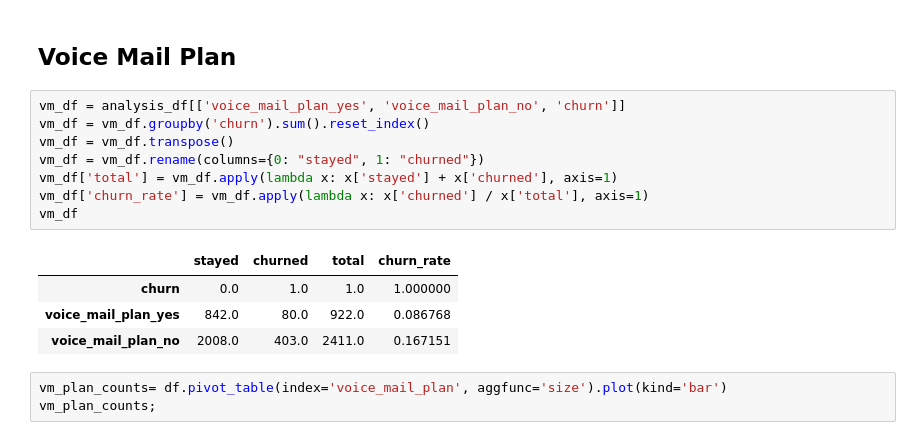
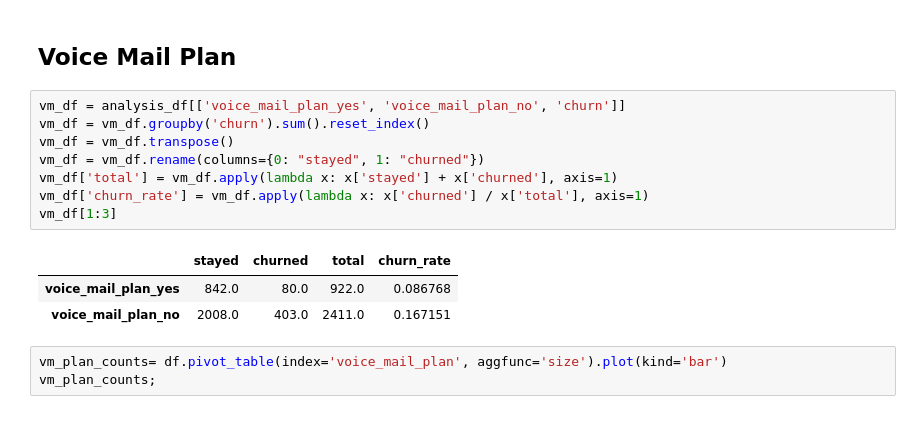
Before and after one commit to jxn628/syriatel-churn-analysis, a Jupyter notebook: student.ipynb, the cells around one changed output. Drawn from its saved outputs; the diff is of its cells as text.

```diff
--- a/student.ipynb
+++ b/student.ipynb
@@ -949,14 +1012,13 @@ plt.show();
 # %%
 vm_df = analysis_df[['voice_mail_plan_yes', 'voice_mail_plan_no', 'churn']]
 vm_df = vm_df.groupby('churn').sum().reset_index()
 vm_df = vm_df.transpose()
 vm_df = vm_df.rename(columns={0: "stayed", 1: "churned"})
 vm_df['total'] = vm_df.apply(lambda x: x['stayed'] + x['churned'], axis=1)
 vm_df['churn_rate'] = vm_df.apply(lambda x: x['churned'] / x['total'], axis=1)
-vm_df
+vm_df[1:3]
 # %% [output]
 |  | stayed | churned | total | churn_rate |
-| churn | 0.0 | 1.0 | 1.0 | 1.000000 |
 | voice_mail_plan_yes | 842.0 | 80.0 | 922.0 | 0.086768 |
 | voice_mail_plan_no | 2008.0 | 403.0 | 2411.0 | 0.167151 |
 # %%
```
Also changed, not shown: parts of 42 cells of this notebook.
